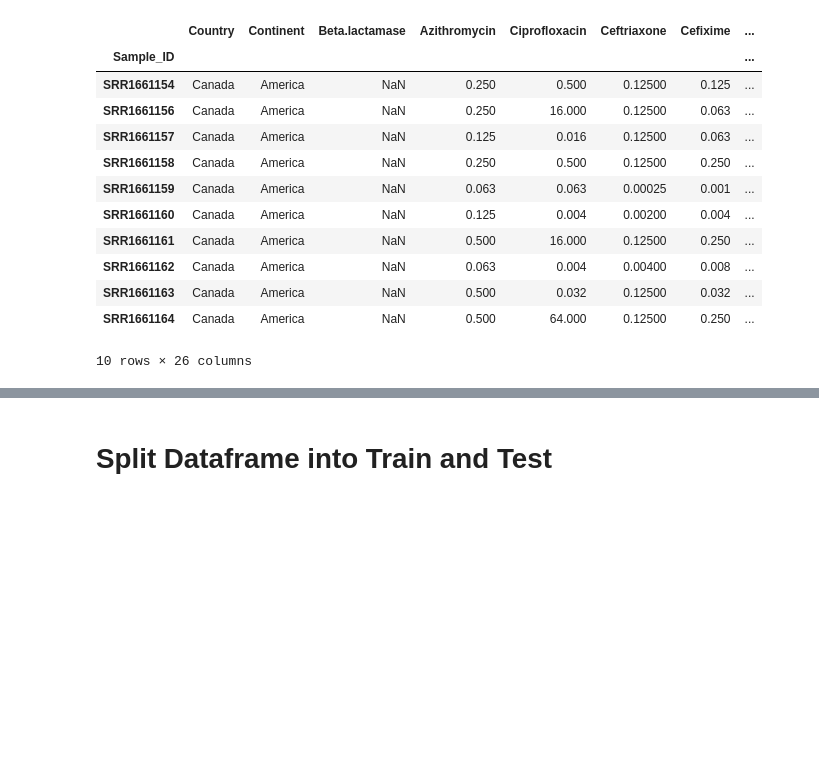
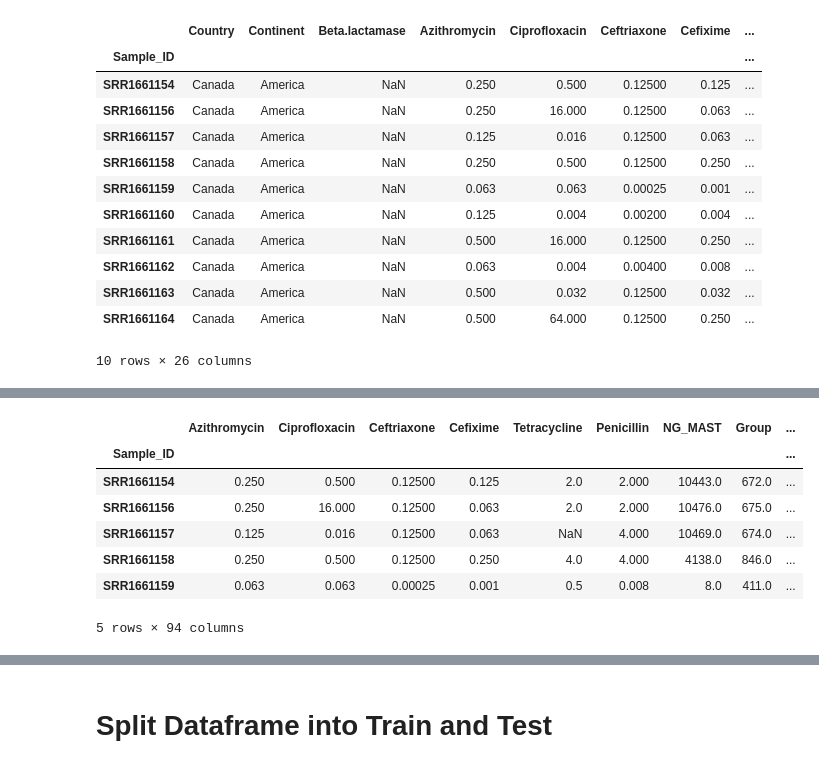
Before and after one commit to VX59/4-587-project-p1, a Jupyter notebook: eda.ipynb, the cells around one changed output, grey strips where cells are left out. Cells and saved outputs as stored; diff of their text form; code cells hidden in the pictures; blank space fills up the shorter version.

```diff
--- a/eda.ipynb
+++ b/eda.ipynb
@@ -168,0 +174,15 @@ metadata.head(10)
+# %%
+geographic_columns=['Country', 'Continent']
+metadata = pd.get_dummies(data=metadata, prefix="Encoded", columns=geographic_columns, dtype=float)
+metadata = pd.get_dummies(data=metadata, prefix="Encoded_Beta.lactamase", columns=['Beta.lactamase'], dtype=float)
+# %%
+metadata.head(5)
+# %% [output]
+|  | Azithromycin | Ciprofloxacin | Ceftriaxone | Cefixime | Tetracycline | Penicillin | NG_MAST | Group | ... |
+| Sample_ID |  |  |  |  |  |  |  |  | ... |
+| SRR1661154 | 0.250 | 0.500 | 0.12500 | 0.125 | 2.0 | 2.000 | 10443.0 | 672.0 | ... |
+| SRR1661156 | 0.250 | 16.000 | 0.12500 | 0.063 | 2.0 | 2.000 | 10476.0 | 675.0 | ... |
+| SRR1661157 | 0.125 | 0.016 | 0.12500 | 0.063 | NaN | 4.000 | 10469.0 | 674.0 | ... |
+| SRR1661158 | 0.250 | 0.500 | 0.12500 | 0.250 | 4.0 | 4.000 | 4138.0 | 846.0 | ... |
+| SRR1661159 | 0.063 | 0.063 | 0.00025 | 0.001 | 0.5 | 0.008 | 8.0 | 411.0 | ... |
+5 rows × 94 columns
```
Also changed, not shown: parts of 8 cells of this notebook.
